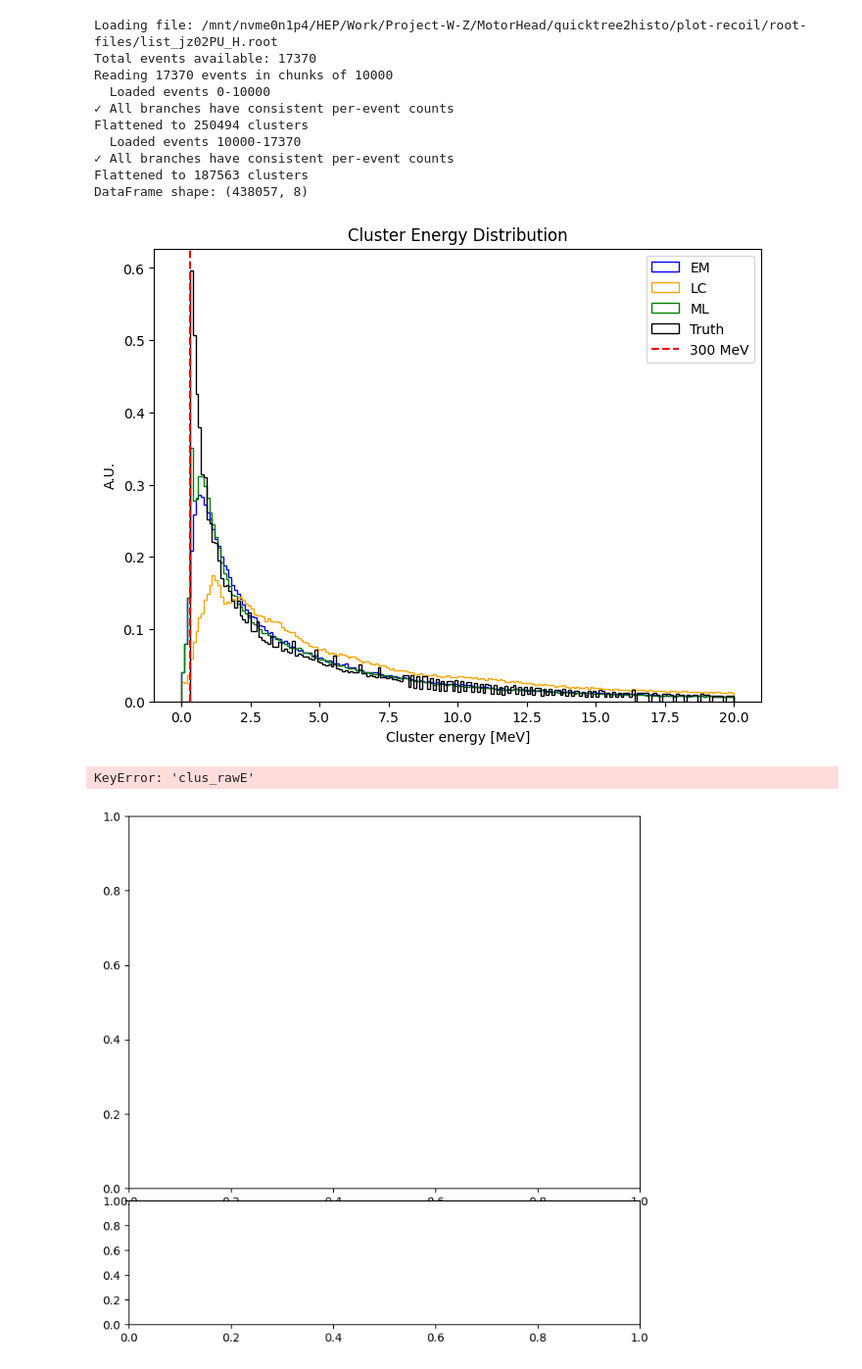
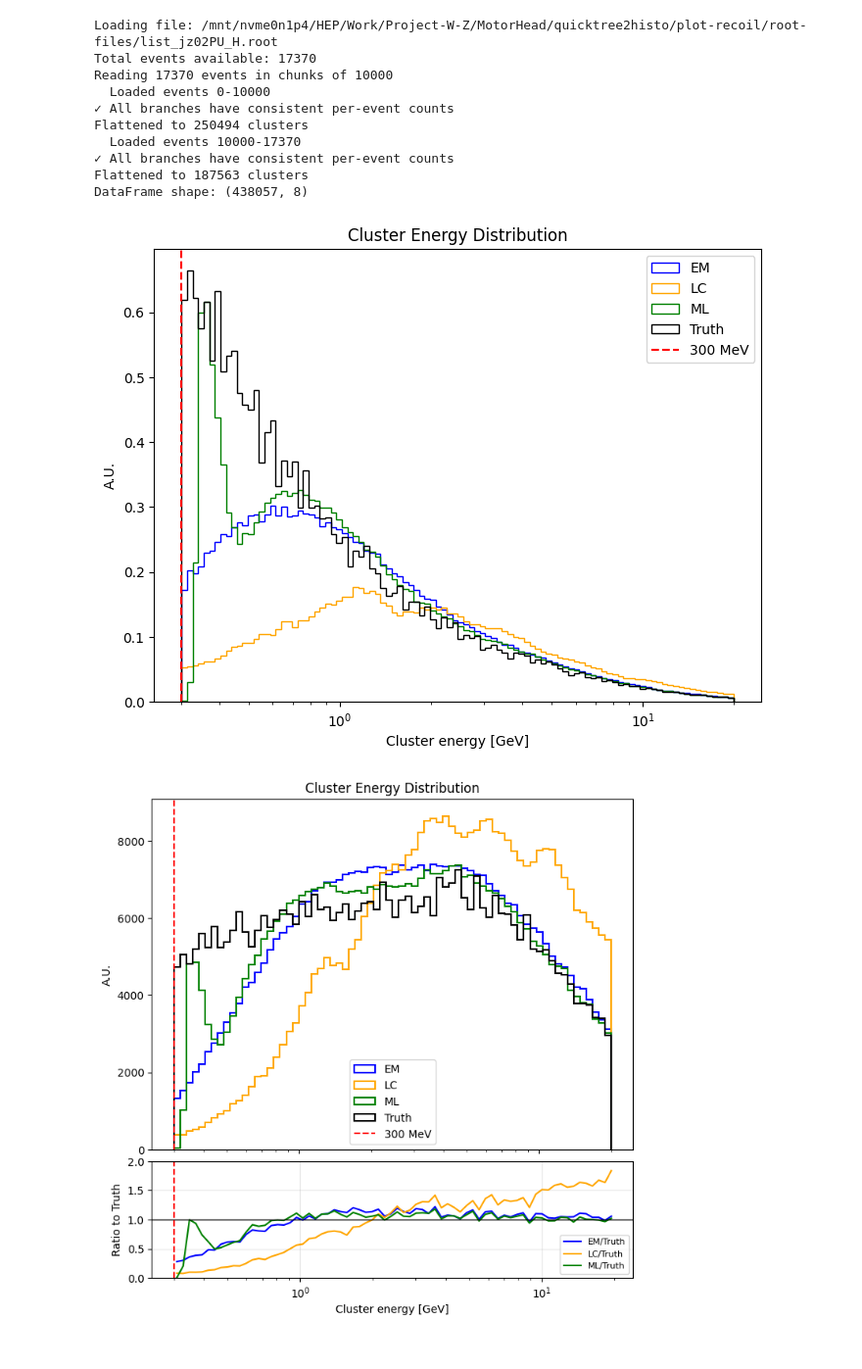
Before and after one commit to bmondaliitb/quicktree2histo, a Jupyter notebook: python-notebooks/cluster_energy_resolution_vIJT.ipynb, the cells around one changed output. Shown at 98% size. Drawn from its saved outputs; the diff is of its cells as text; code cells hidden in the pictures.

```diff
--- a/python-notebooks/cluster_energy_resolution_vIJT.ipynb
+++ b/python-notebooks/cluster_energy_resolution_vIJT.ipynb
@@ -88,85 +88,86 @@ bin_edges = [0, 100, 200, 300, 400, 500, 600, 700, 800, 900, 1000,
              1200, 1400, 1600, 1800, 2000, 2500, 3000, 4000, 5000,
              6000, 8000, 10000, 20000, 50000, 100000]
 # %%
-# plot histogram of cluster energy at different scales
+# plot histogram of cluster energy at different scales (log binning)
 
-min_energy = 0
+# Use a positive minimum (avoid zero for log bins)
+min_energy = 0.3
 max_energy = 20
-n_bins = 200
+n_bins = 100
 
+# Log-spaced bin edges (n_bins bins -> n_bins+1 edges)
+bin_edges = np.logspace(np.log10(min_energy), np.log10(max_energy), n_bins + 1)
 
 plt.figure(figsize=(8,6))
-plt.hist(df["clus_jet_rawE"], bins=n_bins, range=(min_energy,max_energy), histtype='step', label='EM', color='blue', density=True)
-plt.hist(df["clus_jet_calE"], bins=n_bins, range=(min_energy,max_energy), histtype='step', label='LC', color='orange', density=True)
-plt.hist(df["clus_jet_altE"], bins=n_bins, range=(min_energy,max_energy), histtype='step', label='ML', color='green', density=True)
-plt.hist(df["clus_jet_depE"], bins=n_bins, range=(min_energy,max_energy), histtype='step', label='Truth', color='black', density=True)
+plt.hist(df["clus_jet_rawE"], bins=bin_edges, histtype='step', label='EM', color='blue', density=True)
+plt.hist(df["clus_jet_calE"], bins=bin_edges, histtype='step', label='LC', color='orange', density=True)
+plt.hist(df["clus_jet_altE"], bins=bin_edges, histtype='step', label='ML', color='green', density=True)
+plt.hist(df["clus_jet_depE"], bins=bin_edges, histtype='step', label='Truth', color='black', density=True)
 plt.axvline(x=0.300, color='r', linestyle='--', label='300 MeV')
-#plt.yscale('log')
-plt.xlabel('Cluster energy [MeV]')
+plt.xscale('log')
+plt.xlabel('Cluster energy [GeV]')
 plt.ylabel('A.U.')
 plt.title('Cluster Energy Distribution')
 plt.legend()
-#plt.yscale('log')
-#plt.xscale('log')
-#plt.grid(True, which="both", ls="--", axis='x')
-plt.savefig("cluster_energy_distribution.png")
-# make a line at 300 MeV
+plt.savefig("cluster_energy_distribution_logbins.png")
 plt.show()
 # %% [output]
-[figure, old version]
+[figure, new version]
 # %%
-# plot histogram of cluster energy at different scales with ratio plot
+# plot histogram of cluster energy at different scales with ratio plot (log binning)
 
-min_energy = 0
+# Use a positive minimum (avoid zero for log bins)
+min_energy = 0.3
 max_energy = 20
-n_bins = 200
+n_bins = 70
+
+# Log-spaced bin edges (n_bins bins -> n_bins+1 edges)
+bin_edges = np.logspace(np.log10(min_energy), np.log10(max_energy), n_bins + 1)
 
 fig, (ax1, ax2) = plt.subplots(2, 1, figsize=(8, 8),
                                 gridspec_kw={'height_ratios': [3, 1], 'hspace': 0.05})
 
 # Main plot
-hist_em, bins, _ = ax1.hist(df["clus_jet_rawE"], bins=n_bins, range=(min_energy, max_energy),
-                             histtype='step', label='EM', color='blue', linewidth=1.5)
-hist_lc, _, _ = ax1.hist(df["clus_jet_calE"], bins=n_bins, range=(min_energy, max_energy),
-                          histtype='step', label='LC', color='orange', linewidth=1.5)
-hist_ml, _, _ = ax1.hist(df["clus_jet_altE"], bins=n_bins, range=(min_energy, max_energy),
-                          histtype='step', label='ML', color='green', linewidth=1.5)
-hist_truth, _, _ = ax1.hist(df["clus_jet_depE"], bins=n_bins, range=(min_energy, max_energy),
-                             histtype='step', label='Truth', color='black', linewidth=1.5)
+hist_em, bins, _ = ax1.hist(df["clus_jet_rawE"], bins=bin_edges, histtype='step', label='EM', color='blue', linewidth=1.5)
+hist_lc, _, _ = ax1.hist(df["clus_jet_calE"], bins=bin_edges, histtype='step', label='LC', color='orange', linewidth=1.5)
+hist_ml, _, _ = ax1.hist(df["clus_jet_altE"], bins=bin_edges, histtype='step', label='ML', color='green', linewidth=1.5)
+hist_truth, _, _ = ax1.hist(df["clus_jet_depE"], bins=bin_edges, histtype='step', label='Truth', color='black', linewidth=1.5)
 
 ax1.axvline(x=0.300, color='r', linestyle='--', label='300 MeV')
 ax1.set_ylabel('A.U.')
 ax1.set_title('Cluster Energy Distribution')
 ax1.legend()
 ax1.tick_params(axis='x', labelbottom=False)
+ax1.set_xscale('log')
 
 # Ratio plot
-bin_centers = (bins[:-1] + bins[1:]) / 2
+# use geometric mean for log-spaced bin centers
+bin_centers = np.sqrt(bins[:-1] * bins[1:])
 
 # Calculate ratios (avoid division by zero)
 mask_nonzero = hist_truth > 0
 ratio_em = np.ones_like(hist_em)
 ratio_lc = np.ones_like(hist_lc)
 ratio_ml = np.ones_like(hist_ml)
 
 ratio_em[mask_nonzero] = hist_em[mask_nonzero] / hist_truth[mask_nonzero]
 ratio_lc[mask_nonzero] = hist_lc[mask_nonzero] / hist_truth[mask_nonzero]
 ratio_ml[mask_nonzero] = hist_ml[mask_nonzero] / hist_truth[mask_nonzero]
 
 ax2.plot(bin_centers, ratio_em, color='blue', linewidth=1.5, label='EM/Truth')
 ax2.plot(bin_centers, ratio_lc, color='orange', linewidth=1.5, label='LC/Truth')
 ax2.plot(bin_centers, ratio_ml, color='green', linewidth=1.5, label='ML/Truth')
 ax2.axhline(y=1, color='black', linestyle='-', linewidth=1)
 ax2.axvline(x=0.300, color='r', linestyle='--')
+ax2.set_xscale('log')
 
 ax2.set_xlabel('Cluster energy [GeV]')
 ax2.set_ylabel('Ratio to Truth')
 ax2.set_ylim(0.0, 2.0)
 ax2.grid(True, alpha=0.3)
 ax2.legend(fontsize=8)
 
-plt.savefig("cluster_energy_distribution_with_ratio.png", dpi=150, bbox_inches='tight')
+plt.savefig("cluster_energy_distribution_with_ratio_logbins.png", dpi=150, bbox_inches='tight')
 plt.show()
 # %% [output]
-KeyError: 'clus_rawE'
-[figure, old version]
+[figure, new version]
```
Also changed, not shown: 6 other files.
